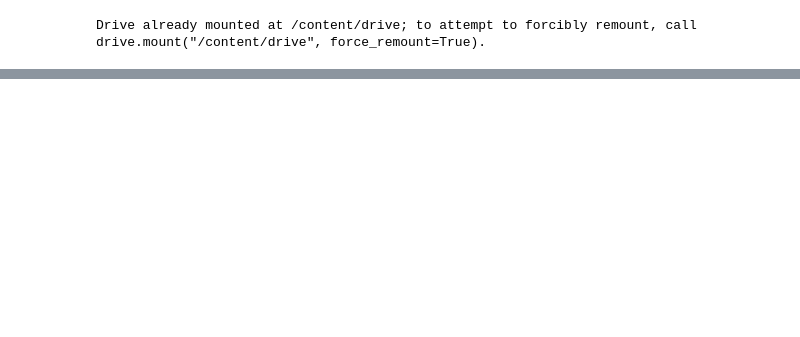
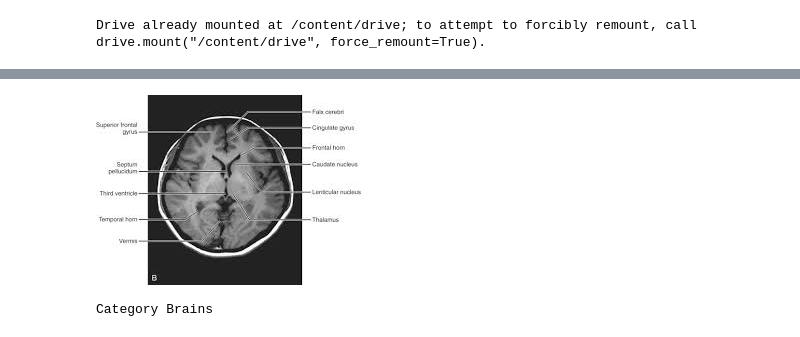
Before and after one commit to Dakunu01/FastAI_Project, a Jupyter notebook: Fast_AI_Project.ipynb, the cells around one changed output, grey strips where cells are left out. Drawn from its saved outputs; the diff is of its cells as text; code cells hidden in the pictures; blank space fills up the shorter version.

```diff
--- a/Fast_AI_Project.ipynb
+++ b/Fast_AI_Project.ipynb
@@ -128,0 +154,5 @@ interp.plot_confusion_matrix()
+# %%
+img = open_image(path/'Brains'/'00000041.jpg')
+img
+# %% [output]
+[figure, added]
@@ -128,0 +161,5 @@ interp.plot_confusion_matrix()
+# %%
+pred_class,pred_idx,outputs = learn.predict(img)
+pred_class
+# %% [output]
+Category Brains
```
Also changed, not shown: parts of 23 cells of this notebook.
